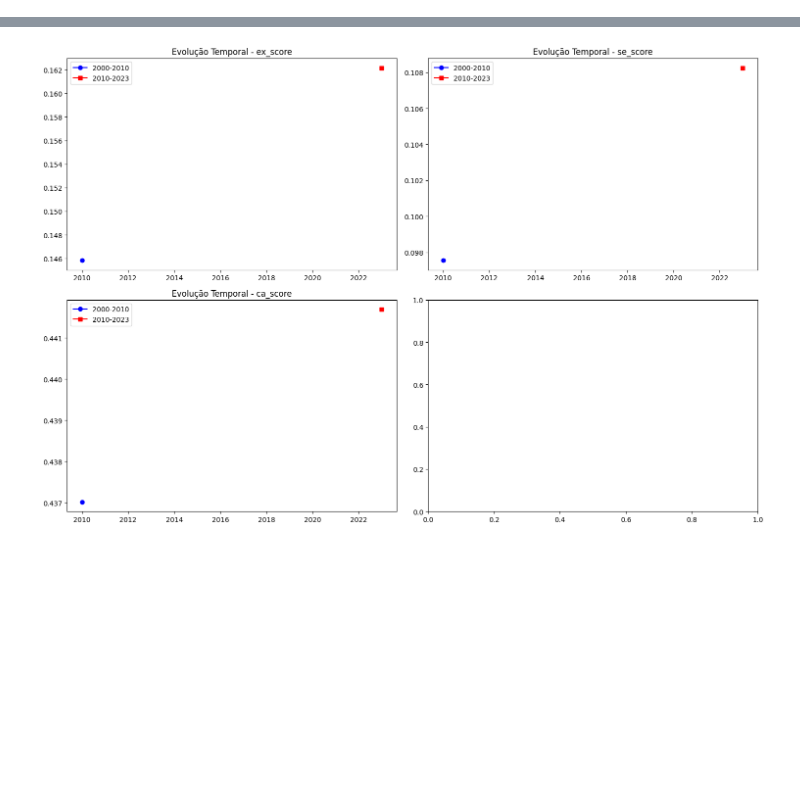
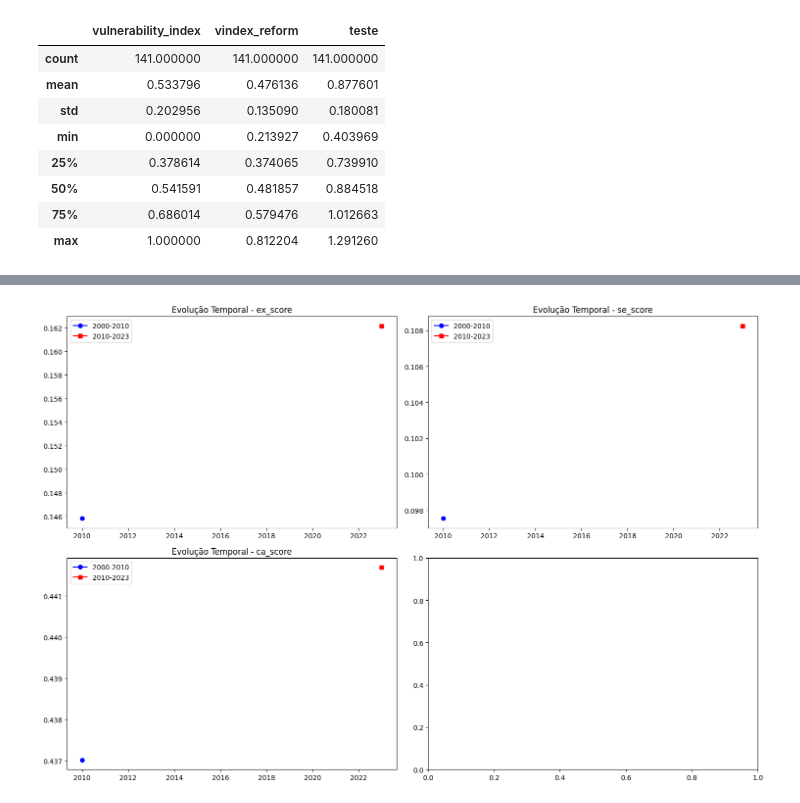
Before and after one commit to SAD-69/ti_analysis, a Jupyter notebook: temporal_comparative.ipynb, the cells around one changed output, grey strips where cells are left out. Drawn from its saved outputs; the diff is of its cells as text; code cells hidden in the pictures; blank space fills up the shorter version.

```diff
--- a/temporal_comparative.ipynb
+++ b/temporal_comparative.ipynb
@@ -19,0 +15,16 @@ df_0_10.describe()
+# %%
+df = df_total.copy()
+df['vindex_reform'] = (df['ex_score'] + df['se_score']) + (1 - df['ca_score']) / 3
+df['teste'] = (df['ex_score'] + df['se_score']) + (1 - df['ca_score'])
+# %%
+df[['vulnerability_index', 'vindex_reform', 'teste']].describe()
+# %% [output]
+|  | vulnerability_index | vindex_reform | teste |
+| count | 141.000000 | 141.000000 | 141.000000 |
+| mean | 0.533796 | 0.476136 | 0.877601 |
+| std | 0.202956 | 0.135090 | 0.180081 |
+| min | 0.000000 | 0.213927 | 0.403969 |
+| 25% | 0.378614 | 0.374065 | 0.739910 |
+| 50% | 0.541591 | 0.481857 | 0.884518 |
+| 75% | 0.686014 | 0.579476 | 1.012663 |
+| max | 1.000000 | 0.812204 | 1.291260 |
```
Also changed, not shown: parts of 21 cells of this notebook, 30 other files.
